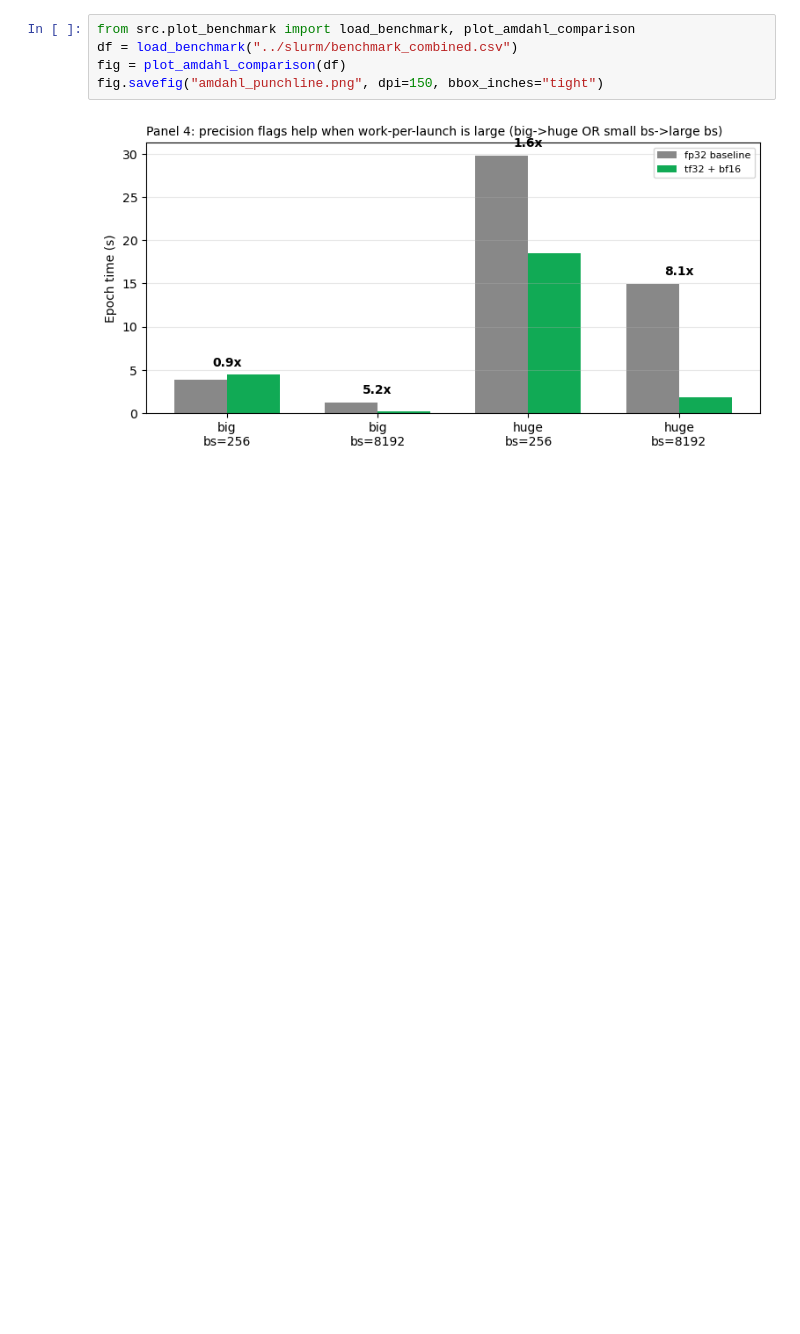
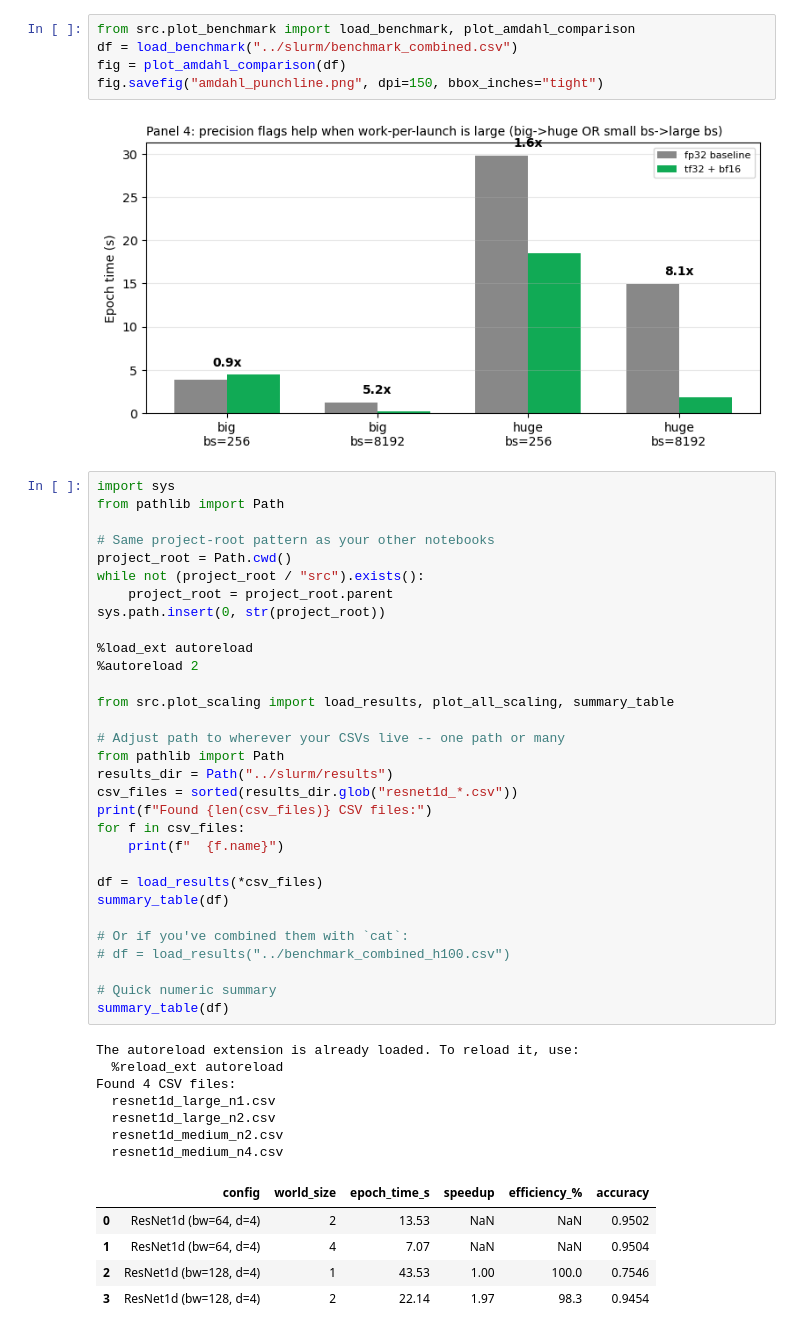
Before and after one commit to vdrach/ecg_ai, a Jupyter notebook: notebooks/visualise_data.ipynb, the cells around one changed output. Cells and saved outputs as stored; diff of their text form; blank space fills up the shorter version.

```diff
--- a/notebooks/visualise_data.ipynb
+++ b/notebooks/visualise_data.ipynb
@@ -376,3 +376,47 @@ fig = plot_amdahl_comparison(df)
 fig.savefig("amdahl_punchline.png", dpi=150, bbox_inches="tight")
 # %% [output]
 [figure]
+# %%
+import sys
+from pathlib import Path
+
+# Same project-root pattern as your other notebooks
+project_root = Path.cwd()
+while not (project_root / "src").exists():
+    project_root = project_root.parent
+sys.path.insert(0, str(project_root))
+
+%load_ext autoreload
+%autoreload 2
+
+from src.plot_scaling import load_results, plot_all_scaling, summary_table
+
+# Adjust path to wherever your CSVs live -- one path or many
+from pathlib import Path
+results_dir = Path("../slurm/results")
+csv_files = sorted(results_dir.glob("resnet1d_*.csv"))
+print(f"Found {len(csv_files)} CSV files:")
+for f in csv_files:
+    print(f"  {f.name}")
+
+df = load_results(*csv_files)
+summary_table(df)
+
+# Or if you've combined them with `cat`:
+# df = load_results("../benchmark_combined_h100.csv")
+
+# Quick numeric summary
+summary_table(df)
+# %% [output]
+The autoreload extension is already loaded. To reload it, use:
+  %reload_ext autoreload
+Found 4 CSV files:
+  resnet1d_large_n1.csv
+  resnet1d_large_n2.csv
+  resnet1d_medium_n2.csv
+  resnet1d_medium_n4.csv
+|  | config | world_size | epoch_time_s | speedup | efficiency_% | accuracy |
+| 0 | ResNet1d (bw=64, d=4) | 2 | 13.53 | NaN | NaN | 0.9502 |
+| 1 | ResNet1d (bw=64, d=4) | 4 | 7.07 | NaN | NaN | 0.9504 |
+| 2 | ResNet1d (bw=128, d=4) | 1 | 43.53 | 1.00 | 100.0 | 0.7546 |
+| 3 | ResNet1d (bw=128, d=4) | 2 | 22.14 | 1.97 | 98.3 | 0.9454 |
```
Also changed, not shown: parts of 1 cell of this notebook, 2 other files.
